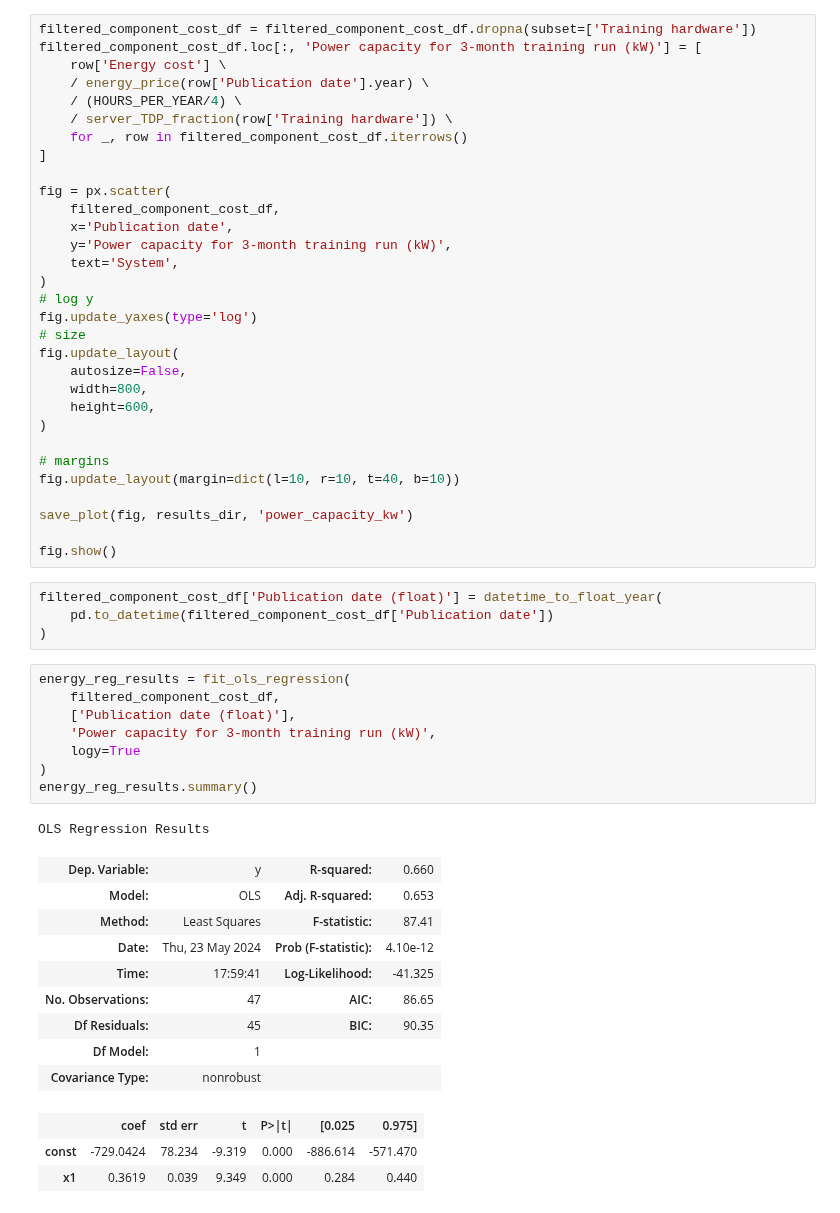
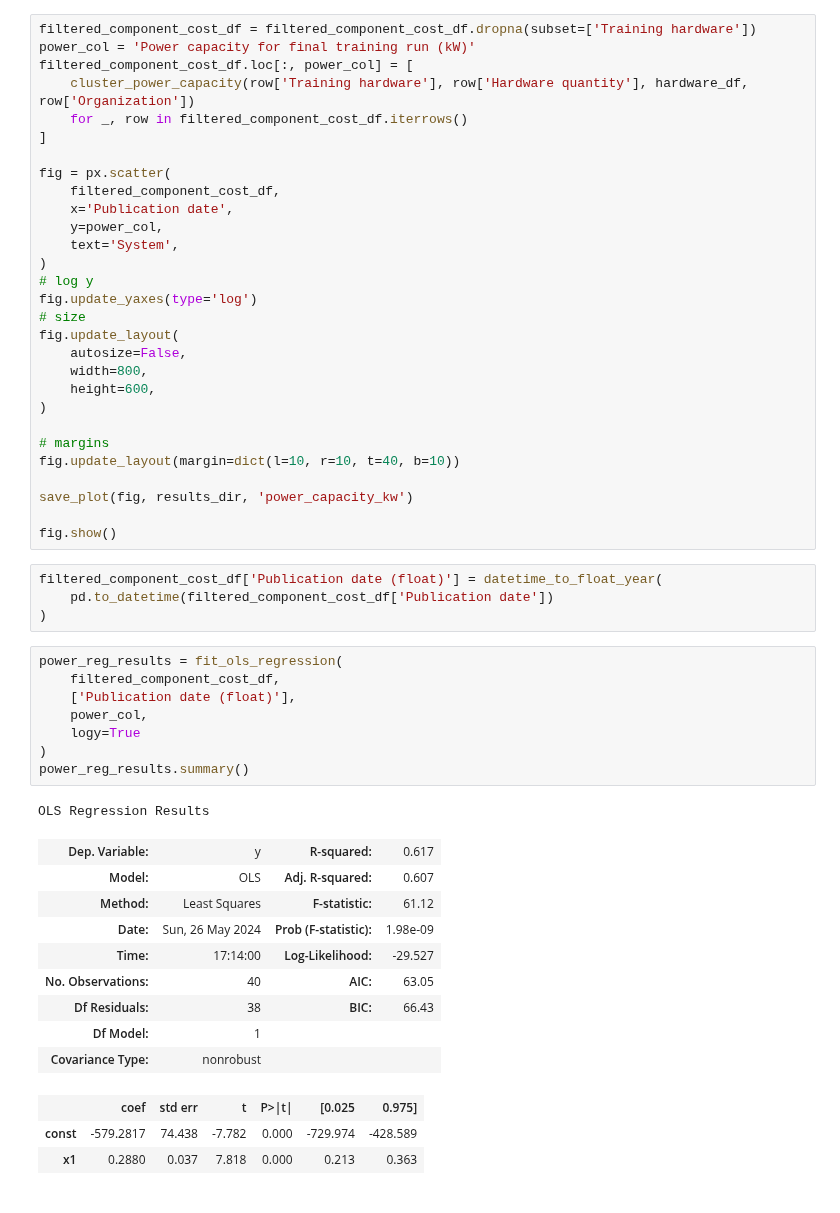
Before and after one commit to epoch-research/training-cost-trends, a Jupyter notebook: cost_analysis.ipynb, the cells around one changed output. Saved outputs shown, nothing was run; the diff lists cells and outputs as text.

Commit message:
Update cost_analysis.ipynb with power capacity plot

```diff
--- a/cost_analysis.ipynb
+++ b/cost_analysis.ipynb
@@ -635,17 +664,15 @@ fig.show()
 # %%
 filtered_component_cost_df = filtered_component_cost_df.dropna(subset=['Training hardware'])
-filtered_component_cost_df.loc[:, 'Power capacity for 3-month training run (kW)'] = [
-    row['Energy cost'] \
-    / energy_price(row['Publication date'].year) \
-    / (HOURS_PER_YEAR/4) \
-    / server_TDP_fraction(row['Training hardware']) \
+power_col = 'Power capacity for final training run (kW)'
+filtered_component_cost_df.loc[:, power_col] = [
+    cluster_power_capacity(row['Training hardware'], row['Hardware quantity'], hardware_df, row['Organization'])
     for _, row in filtered_component_cost_df.iterrows()
 ]
 
 fig = px.scatter(
     filtered_component_cost_df,
     x='Publication date',
-    y='Power capacity for 3-month training run (kW)',
+    y=power_col,
     text='System',
 )
 # log y
@@ -668,24 +695,24 @@ filtered_component_cost_df['Publication date (float)'] = datetime_to_float_year(
     pd.to_datetime(filtered_component_cost_df['Publication date'])
 )
 # %%
-energy_reg_results = fit_ols_regression(
+power_reg_results = fit_ols_regression(
     filtered_component_cost_df,
     ['Publication date (float)'],
-    'Power capacity for 3-month training run (kW)',
+    power_col,
     logy=True
 )
-energy_reg_results.summary()
+power_reg_results.summary()
 # %% [output]
 OLS Regression Results
-| Dep. Variable: | y | R-squared: | 0.660 |
-| Model: | OLS | Adj. R-squared: | 0.653 |
-| Method: | Least Squares | F-statistic: | 87.41 |
-| Date: | Thu, 23 May 2024 | Prob (F-statistic): | 4.10e-12 |
-| Time: | 17:59:41 | Log-Likelihood: | -41.325 |
-| No. Observations: | 47 | AIC: | 86.65 |
-| Df Residuals: | 45 | BIC: | 90.35 |
+| Dep. Variable: | y | R-squared: | 0.617 |
+| Model: | OLS | Adj. R-squared: | 0.607 |
+| Method: | Least Squares | F-statistic: | 61.12 |
+| Date: | Sun, 26 May 2024 | Prob (F-statistic): | 1.98e-09 |
+| Time: | 17:14:00 | Log-Likelihood: | -29.527 |
+| No. Observations: | 40 | AIC: | 63.05 |
+| Df Residuals: | 38 | BIC: | 66.43 |
 | Df Model: | 1 |  |  |
 | Covariance Type: | nonrobust |  |  |
 |  | coef | std err | t | P>|t| | [0.025 | 0.975] |
-| const | -729.0424 | 78.234 | -9.319 | 0.000 | -886.614 | -571.470 |
-| x1 | 0.3619 | 0.039 | 9.349 | 0.000 | 0.284 | 0.440 |
+| const | -579.2817 | 74.438 | -7.782 | 0.000 | -729.974 | -428.589 |
+| x1 | 0.2880 | 0.037 | 7.818 | 0.000 | 0.213 | 0.363 |
```
Also changed, not shown: parts of 10 cells of this notebook.
